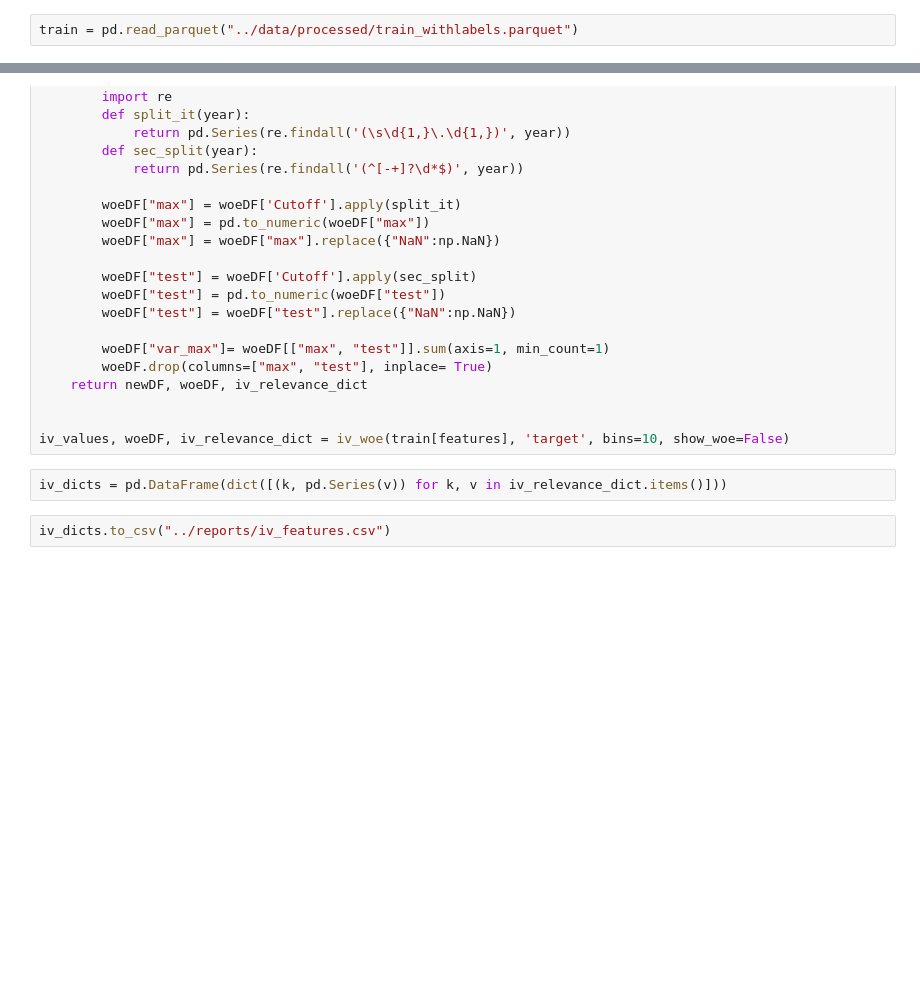
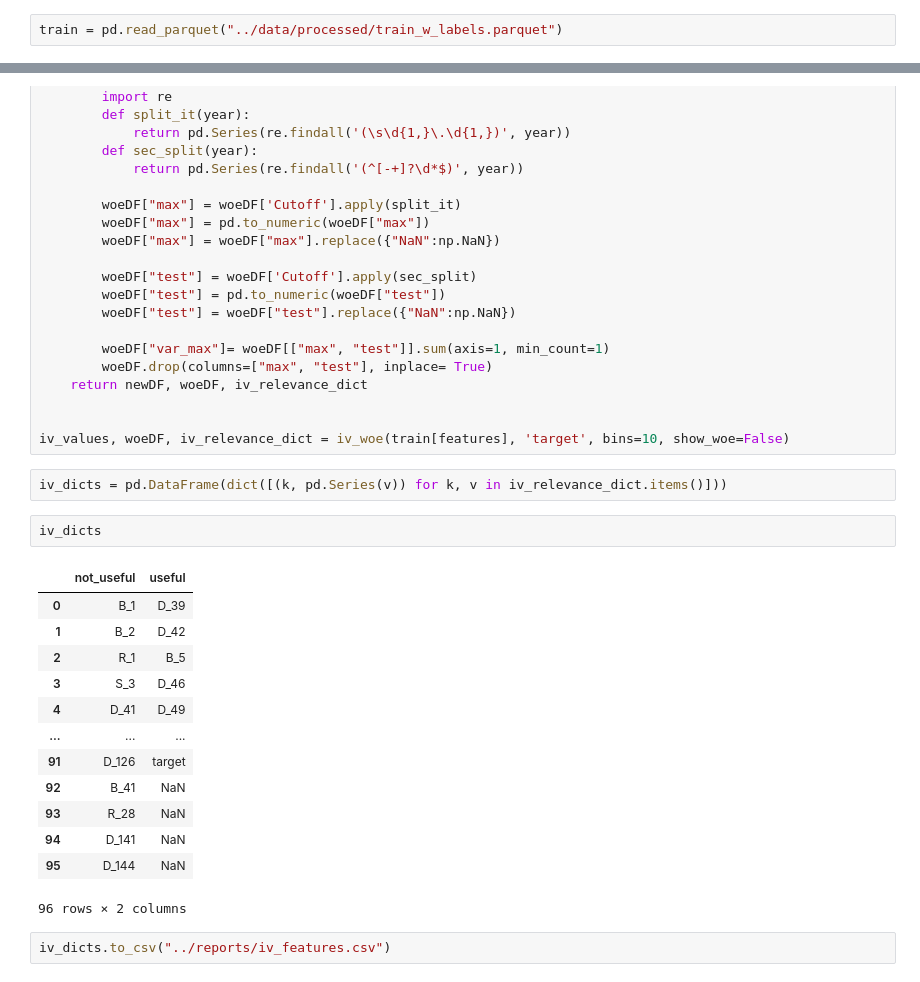
Before and after one commit to Victor-cb/American_Express-Default_Prediction, a Jupyter notebook: notebooks/08-calculate_woe_df.ipynb, the cells around one changed output, grey strips where cells are left out. Cells and saved outputs as stored; diff of their text form; blank space fills up the shorter version.

```diff
--- a/notebooks/08-calculate_woe_df.ipynb
+++ b/notebooks/08-calculate_woe_df.ipynb
@@ -2,7 +2,7 @@
 import pandas as pd
 import numpy as np
 # %%
-train = pd.read_parquet("../data/processed/train_withlabels.parquet")
+train = pd.read_parquet("../data/processed/train_w_labels.parquet")
 # %%
 train = train.groupby('customer_ID').tail(1).set_index('customer_ID')
 # %%
@@ -101,6 +101,22 @@ def iv_woe(data, target, bins=10, show_woe=False, show_iv= False, split_max= Fal
 iv_values, woeDF, iv_relevance_dict = iv_woe(train[features], 'target', bins=10, show_woe=False)
 # %%
 iv_dicts = pd.DataFrame(dict([(k, pd.Series(v)) for k, v in iv_relevance_dict.items()]))
+# %%
+iv_dicts
+# %% [output]
+|  | not_useful | useful |
+| 0 | B_1 | D_39 |
+| 1 | B_2 | D_42 |
+| 2 | R_1 | B_5 |
+| 3 | S_3 | D_46 |
+| 4 | D_41 | D_49 |
+| ... | ... | ... |
+| 91 | D_126 | target |
+| 92 | B_41 | NaN |
+| 93 | R_28 | NaN |
+| 94 | D_141 | NaN |
+| 95 | D_144 | NaN |
+96 rows × 2 columns
 # %%
 iv_dicts.to_csv("../reports/iv_features.csv")
 # %%
```
Also changed, not shown: 19 other files.
